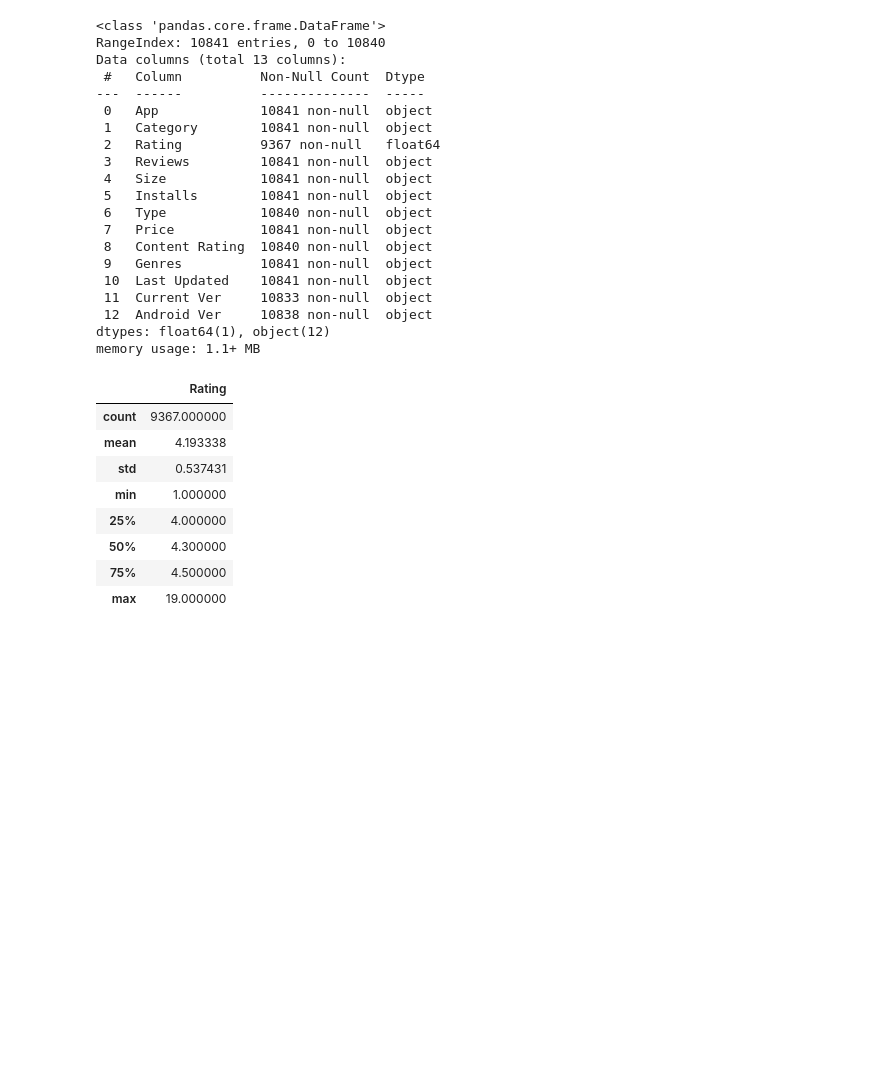
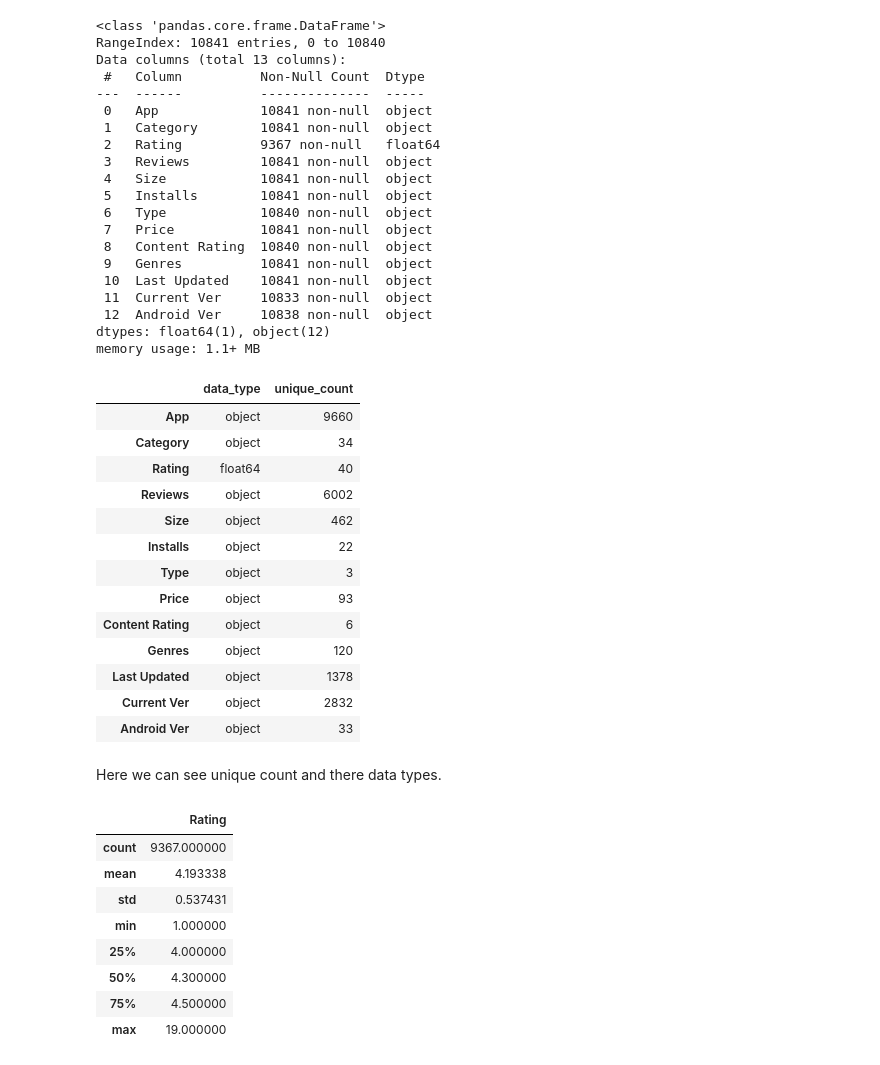
Before and after one commit to PratikshaChimankar/CAPSTONE-PROJECT-1--Play-Store-App-Review-Analysis, a Jupyter notebook: PSARA_Capstone_Project.ipynb, the cells around one changed output. Saved outputs shown, nothing was run; the diff lists cells and outputs as text; code cells hidden in the pictures; blank space fills up the shorter version.

```diff
--- a/PSARA_Capstone_Project.ipynb
+++ b/PSARA_Capstone_Project.ipynb
@@ -74,6 +75,31 @@ Data columns (total 13 columns):
  12  Android Ver     10838 non-null  object
 dtypes: float64(1), object(12)
 memory usage: 1.1+ MB
+# %%
+def printinfo():
+    pra = pd.DataFrame(index=data.columns)
+    pra['data_type'] = data.dtypes
+    pra['unique_count'] = data.nunique()
+    return pra
+# %%
+printinfo()
+# %% [output]
+|  | data_type | unique_count |
+| App | object | 9660 |
+| Category | object | 34 |
+| Rating | float64 | 40 |
+| Reviews | object | 6002 |
+| Size | object | 462 |
+| Installs | object | 22 |
+| Type | object | 3 |
+| Price | object | 93 |
+| Content Rating | object | 6 |
+| Genres | object | 120 |
+| Last Updated | object | 1378 |
+| Current Ver | object | 2832 |
+| Android Ver | object | 33 |
+# %% [markdown]
+Here we can see unique count and there data types.
 # %%
 data.describe()
 # %% [output]
```
Also changed, not shown: parts of 9 cells of this notebook.
